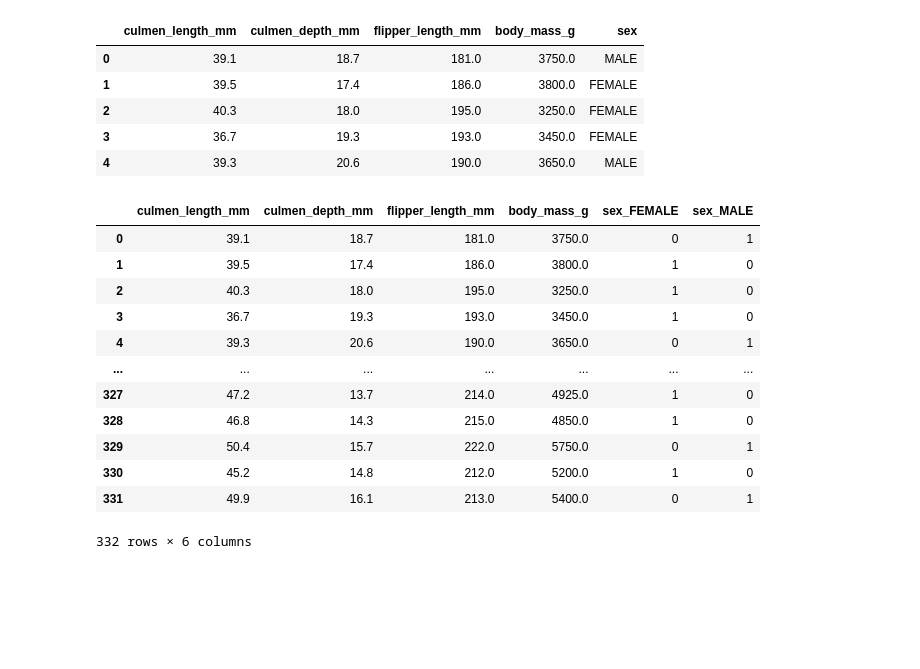
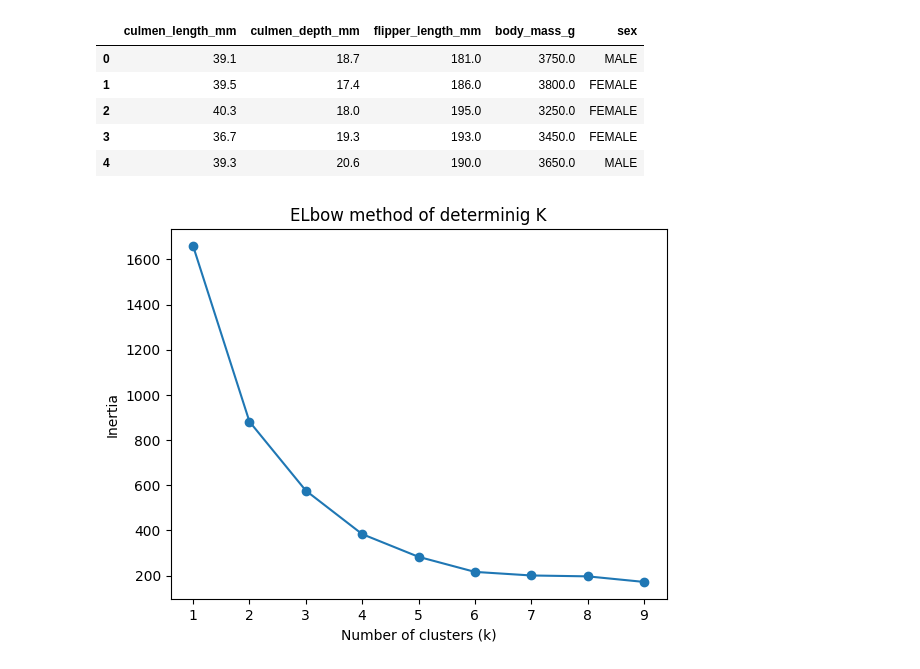
Before and after one commit to thelastmedici/ML_notebook, a Jupyter notebook: Clustering_penguin_species/notebook.ipynb, the cells around one changed output. Cells and saved outputs as stored; diff of their text form; code cells hidden in the pictures; blank space fills up the shorter version.

Commit message:
used Kmeans Algorithm for clustering

```diff
--- a/Clustering_penguin_species/notebook.ipynb
+++ b/Clustering_penguin_species/notebook.ipynb
@@ -45,20 +46,34 @@ memory usage: 13.1+ KB
 | 3 | 36.7 | 19.3 | 193.0 | 3450.0 | FEMALE |
 | 4 | 39.3 | 20.6 | 190.0 | 3650.0 | MALE |
 # %%
-#encode categorical variables using get_dummies
-penguin_df=pd.get_dummies(penguin_df, dtype=int)
-penguin_df
+#coding for categorical variables
+penguin_df.sex = penguin_df.sex.map({'MALE': 0, 'FEMALE': 1})
+
+#select features
+X = penguin_df[['culmen_length_mm', 'culmen_depth_mm', 'flipper_length_mm', 'body_mass_g', 'sex']]
+
+#using standardScaler to scale the feature
+scaler = StandardScaler()
+X_scaled = scaler.fit_transform(X)
+
+X_scaled = pd.DataFrame(X_scaled, columns=X.columns)
-# %% [output]
-|  | culmen_length_mm | culmen_depth_mm | flipper_length_mm | body_mass_g | sex_FEMALE | sex_MALE |
-| 0 | 39.1 | 18.7 | 181.0 | 3750.0 | 0 | 1 |
-| 1 | 39.5 | 17.4 | 186.0 | 3800.0 | 1 | 0 |
-| 2 | 40.3 | 18.0 | 195.0 | 3250.0 | 1 | 0 |
-| 3 | 36.7 | 19.3 | 193.0 | 3450.0 | 1 | 0 |
-| 4 | 39.3 | 20.6 | 190.0 | 3650.0 | 0 | 1 |
-| ... | ... | ... | ... | ... | ... | ... |
-| 327 | 47.2 | 13.7 | 214.0 | 4925.0 | 1 | 0 |
-| 328 | 46.8 | 14.3 | 215.0 | 4850.0 | 1 | 0 |
-| 329 | 50.4 | 15.7 | 222.0 | 5750.0 | 0 | 1 |
-| 330 | 45.2 | 14.8 | 212.0 | 5200.0 | 1 | 0 |
-| 331 | 49.9 | 16.1 | 213.0 | 5400.0 | 0 | 1 |
-332 rows × 6 columns
+# %%
+X_scaled.head()
+
+#detecting the optimal number of clusters (Elbow needed)
+inertia = []
+
+for k in range(1, 10):
+    kmeans = KMeans(n_clusters=k)
+    kmeans.fit(X_scaled)
+    inertia.append(kmeans.inertia_)
+# %%
+#plot to visualize elbow method of finding k
+plt.plot(range(1,10), inertia, marker='o')
+plt.xlabel('Number of clusters (k)')
+plt.ylabel('Inertia')
+plt.title('ELbow method of determinig K')
+
+plt.show()
+# %% [output]
+[figure, added]
```
Also changed, not shown: parts of 2 cells of this notebook.
